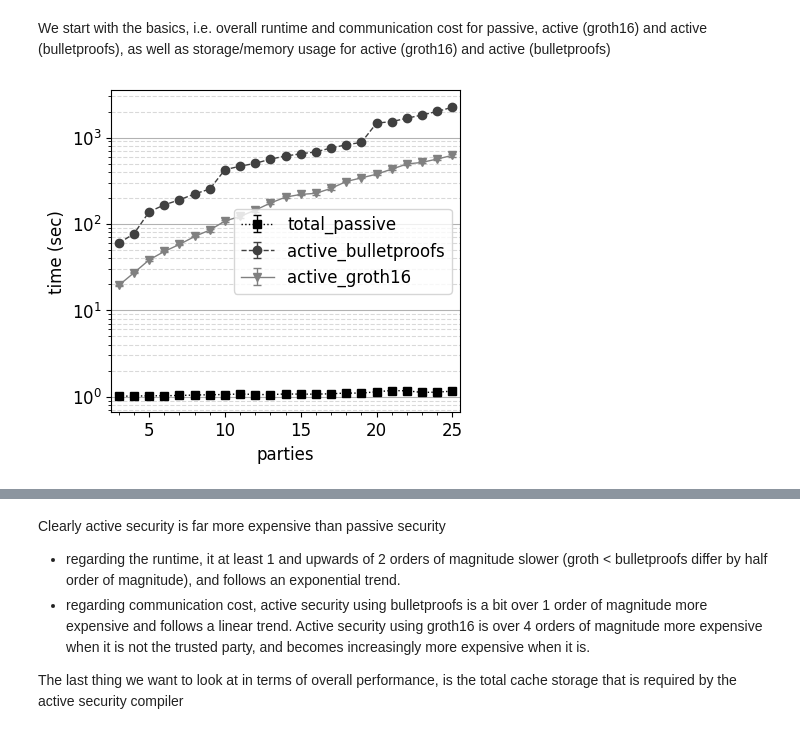
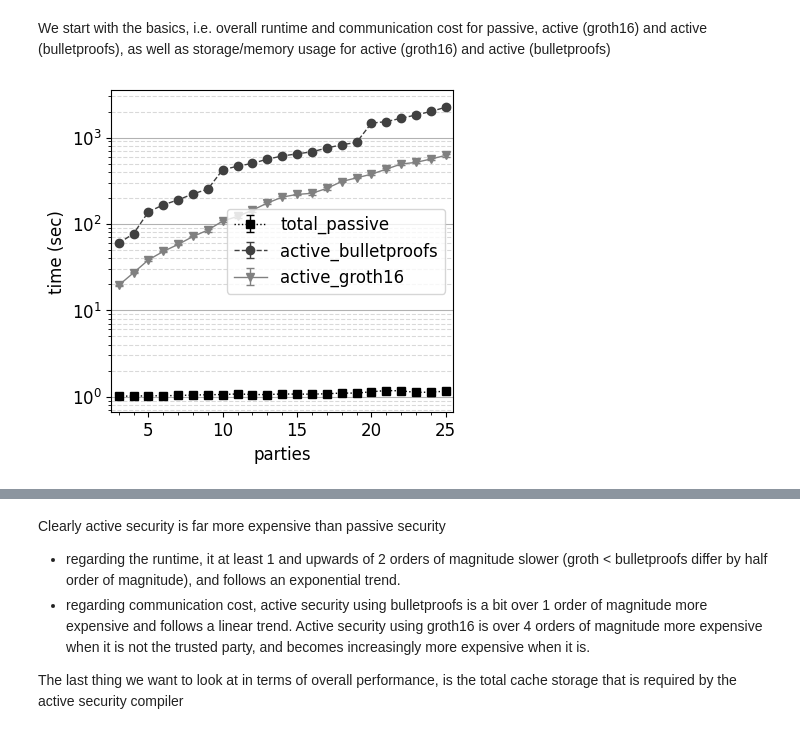
Before and after one commit to lorenzorota/activesecuritympc, a Jupyter notebook: notebooks/benchmark_analysis.ipynb, the cells around one changed output, grey strips where cells are left out. Drawn from its saved outputs; the diff is of its cells as text; code cells hidden in the pictures.

```diff
--- a/notebooks/benchmark_analysis.ipynb
+++ b/notebooks/benchmark_analysis.ipynb
@@ -124,13 +124,14 @@ We start with the basics, i.e. overall runtime and communication cost for passiv
 # %%
 # Total runtime
 fig, ax = plt.subplots(figsize=(6.75*2/3, 2.0858647120308955*2), facecolor="white")
 plt.style.use('grayscale')
 fig, ax, _ = produce_plot(fig, ax, passive_readings, names, "total_passive", "total_runtime", median_column="total_runtime", marker='s', linestyle='dotted', color='0', loc='best')
 fig, ax, _ = produce_plot(fig, ax, bulletproofs_readings, names, "active_bulletproofs", "total_runtime", median_column="total_runtime", marker='o', linestyle='--', color='0.25', loc='best')
 fig, ax, _ = produce_plot(fig, ax, groth16_readings, names, "active_groth16", "total_runtime", median_column="total_runtime", marker='v', linestyle='-', color='0.5', loc='best', semilog=True)
+plt.subplots_adjust(left=0.14)
 fig.savefig('figures/total_runtime.pdf')
 # %% [output]
-[figure, old version]
+[figure, new version]
 # %%
 # Total communication cost
 fig, ax = plt.subplots(figsize=(6.75*2/3, 2.0858647120308955*2), facecolor="white")
```
Also changed, not shown: parts of 8 cells of this notebook.
